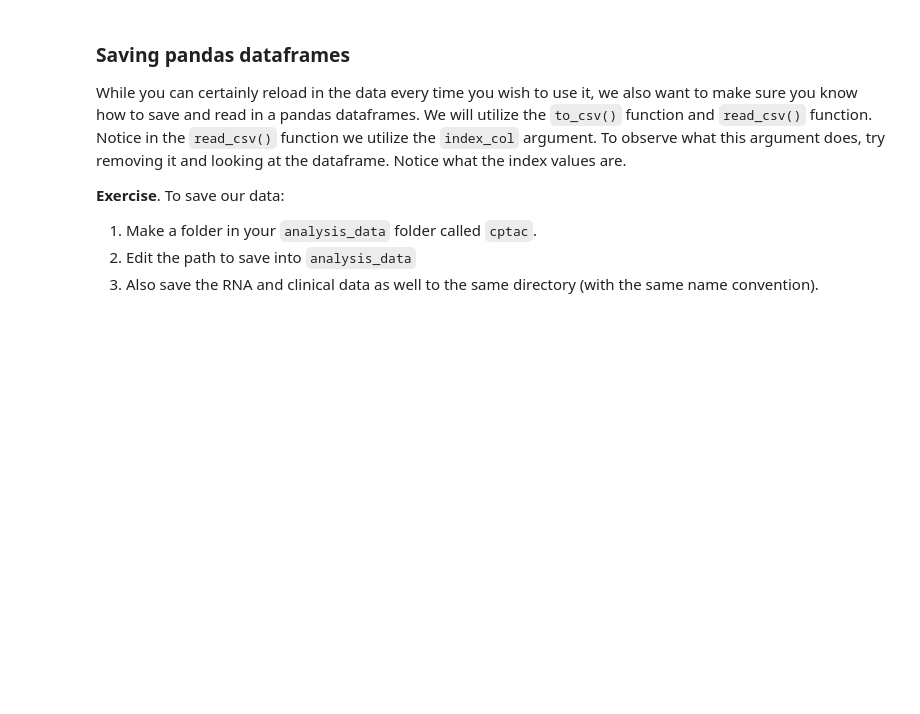
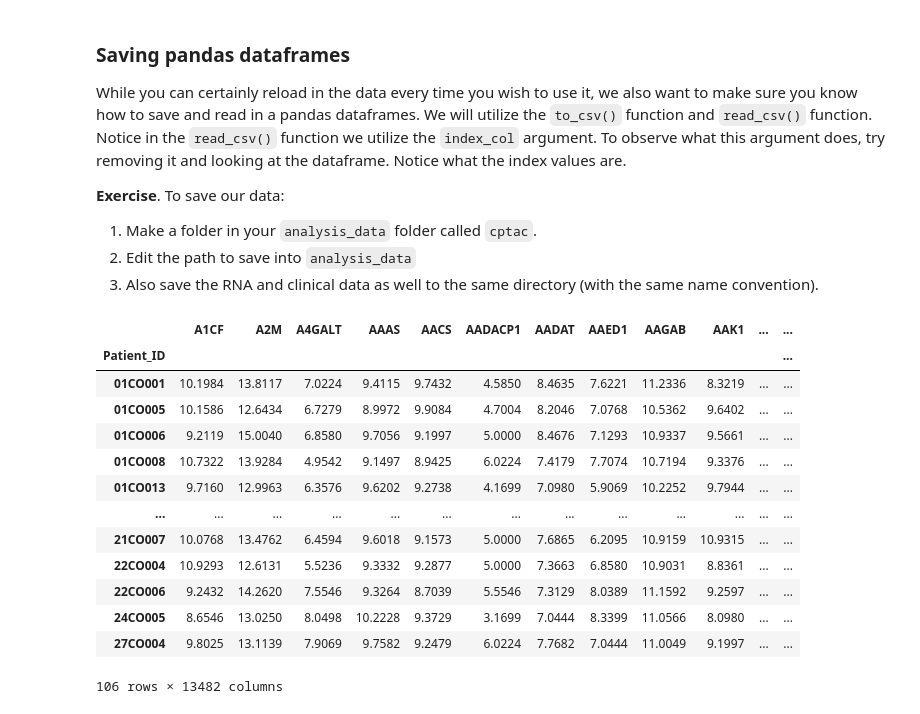
Before and after one commit to skzhong1219/qbio_data_analysis_sabrinaz, a Jupyter notebook: week10_cptac/cptac_tutorial.ipynb, the cells around one changed output. Cells and saved outputs as stored; diff of their text form; code cells hidden in the pictures; blank space fills up the shorter version.

```diff
--- a/week10_cptac/cptac_tutorial.ipynb
+++ b/week10_cptac/cptac_tutorial.ipynb
@@ -456,7 +456,25 @@ While you can certainly reload in the data every time you wish to use it, we als
 # %%
 # RENAME the path to analysis_data!
 protein_data.to_csv("/Users/sabrinazhong/Desktop/USC/Spring_2022/QBIO490/qbio_data_analysis_sabrinaz/analysis_data/cptac/cptac_protein.csv")
 protein_data_read_example = pd.read_csv("/Users/sabrinazhong/Desktop/USC/Spring_2022/QBIO490/qbio_data_analysis_sabrinaz/analysis_data/cptac/cptac_protein.csv", index_col=0)
 protein_data_read_example
 
 # Repeat with clinical and RNA
+rna_data.to_csv("/Users/sabrinazhong/Desktop/USC/Spring_2022/QBIO490/qbio_data_analysis_sabrinaz/analysis_data/cptac/cptac_rna.csv")
+rna_data_read_example = pd.read_csv("/Users/sabrinazhong/Desktop/USC/Spring_2022/QBIO490/qbio_data_analysis_sabrinaz/analysis_data/cptac/cptac_rna.csv", index_col=0)
+rna_data_read_example
+# %% [output]
+|  | A1CF | A2M | A4GALT | AAAS | AACS | AADACP1 | AADAT | AAED1 | AAGAB | AAK1 | ... | ... |
+| Patient_ID |  |  |  |  |  |  |  |  |  |  |  | ... |
+| 01CO001 | 10.1984 | 13.8117 | 7.0224 | 9.4115 | 9.7432 | 4.5850 | 8.4635 | 7.6221 | 11.2336 | 8.3219 | ... | ... |
+| 01CO005 | 10.1586 | 12.6434 | 6.7279 | 8.9972 | 9.9084 | 4.7004 | 8.2046 | 7.0768 | 10.5362 | 9.6402 | ... | ... |
+| 01CO006 | 9.2119 | 15.0040 | 6.8580 | 9.7056 | 9.1997 | 5.0000 | 8.4676 | 7.1293 | 10.9337 | 9.5661 | ... | ... |
+| 01CO008 | 10.7322 | 13.9284 | 4.9542 | 9.1497 | 8.9425 | 6.0224 | 7.4179 | 7.7074 | 10.7194 | 9.3376 | ... | ... |
+| 01CO013 | 9.7160 | 12.9963 | 6.3576 | 9.6202 | 9.2738 | 4.1699 | 7.0980 | 5.9069 | 10.2252 | 9.7944 | ... | ... |
+| ... | ... | ... | ... | ... | ... | ... | ... | ... | ... | ... | ... | ... |
+| 21CO007 | 10.0768 | 13.4762 | 6.4594 | 9.6018 | 9.1573 | 5.0000 | 7.6865 | 6.2095 | 10.9159 | 10.9315 | ... | ... |
+| 22CO004 | 10.9293 | 12.6131 | 5.5236 | 9.3332 | 9.2877 | 5.0000 | 7.3663 | 6.8580 | 10.9031 | 8.8361 | ... | ... |
+| 22CO006 | 9.2432 | 14.2620 | 7.5546 | 9.3264 | 8.7039 | 5.5546 | 7.3129 | 8.0389 | 11.1592 | 9.2597 | ... | ... |
+| 24CO005 | 8.6546 | 13.0250 | 8.0498 | 10.2228 | 9.3729 | 3.1699 | 7.0444 | 8.3399 | 11.0566 | 8.0980 | ... | ... |
+| 27CO004 | 9.8025 | 13.1139 | 7.9069 | 9.7582 | 9.2479 | 6.0224 | 7.7682 | 7.0444 | 11.0049 | 9.1997 | ... | ... |
+106 rows × 13482 columns
```
